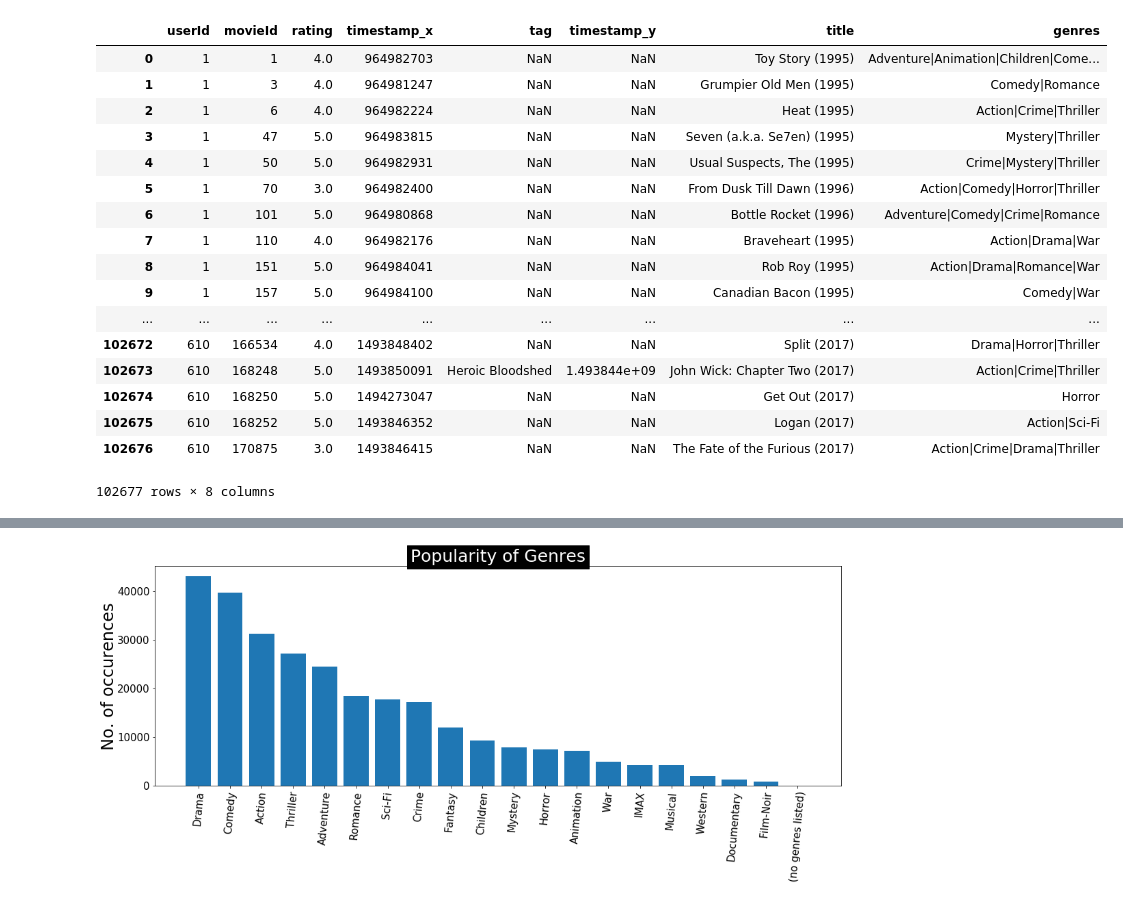
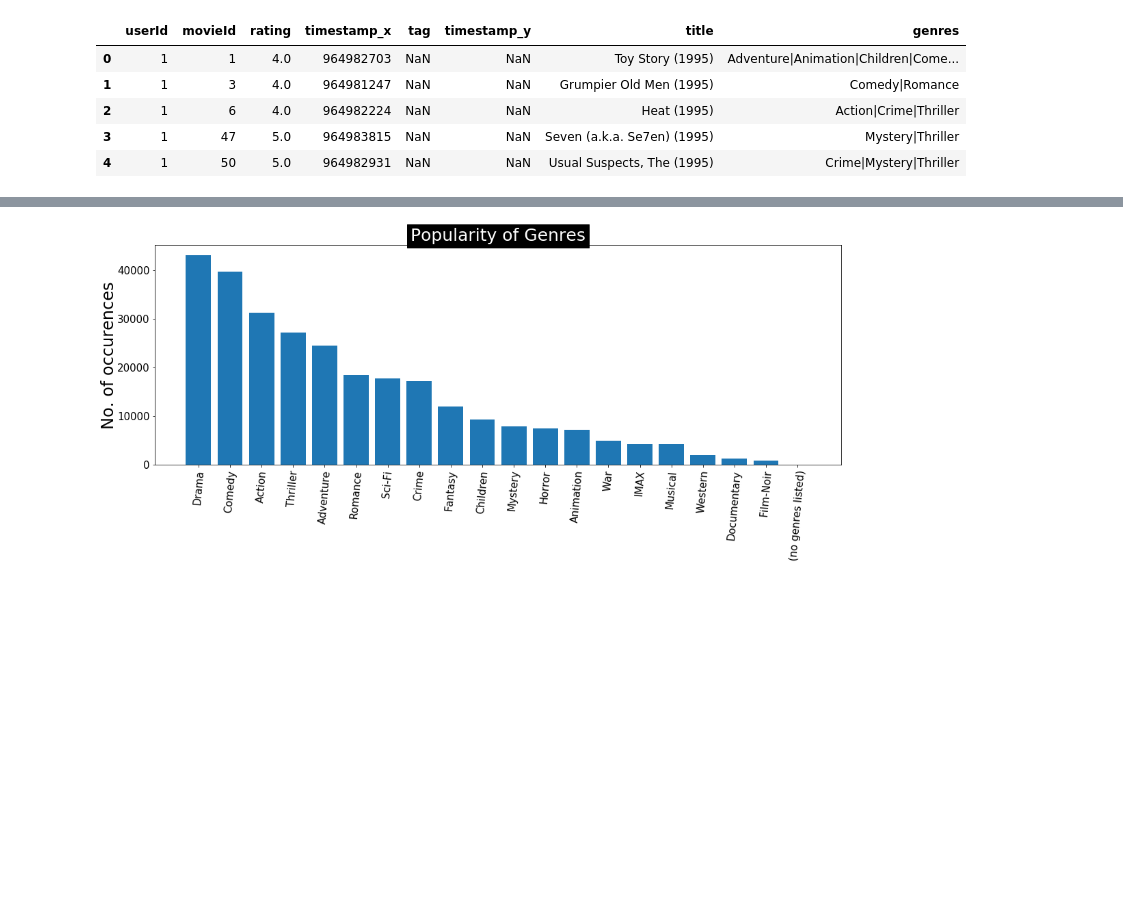
Before and after one commit to nareshkumar66675/MovieLens, a Jupyter notebook: src/MovieLens.ipynb, the cells around one changed output, grey strips where cells are left out. Cells and saved outputs as stored; diff of their text form; code cells hidden in the pictures; blank space fills up the shorter version.

```diff
--- a/src/MovieLens.ipynb
+++ b/src/MovieLens.ipynb
@@ -80,23 +50,13 @@ tagsDF
 # %%
+# Merge all Data Files - Common Id is UserId and MovieId
+
 tempDF = pd.merge(ratingsDF,tagsDF,on=['userId','movieId'],how='left')
 mergedDF = pd.merge(tempDF,moviesDF,on=['movieId'],how='left')
-mergedDF
+mergedDF.head()
 # %% [output]
 |  | userId | movieId | rating | timestamp_x | tag | timestamp_y | title | genres |
 | 0 | 1 | 1 | 4.0 | 964982703 | NaN | NaN | Toy Story (1995) | Adventure|Animation|Children|Come... |
 | 1 | 1 | 3 | 4.0 | 964981247 | NaN | NaN | Grumpier Old Men (1995) | Comedy|Romance |
 | 2 | 1 | 6 | 4.0 | 964982224 | NaN | NaN | Heat (1995) | Action|Crime|Thriller |
 | 3 | 1 | 47 | 5.0 | 964983815 | NaN | NaN | Seven (a.k.a. Se7en) (1995) | Mystery|Thriller |
 | 4 | 1 | 50 | 5.0 | 964982931 | NaN | NaN | Usual Suspects, The (1995) | Crime|Mystery|Thriller |
-| 5 | 1 | 70 | 3.0 | 964982400 | NaN | NaN | From Dusk Till Dawn (1996) | Action|Comedy|Horror|Thriller |
-| 6 | 1 | 101 | 5.0 | 964980868 | NaN | NaN | Bottle Rocket (1996) | Adventure|Comedy|Crime|Romance |
-| 7 | 1 | 110 | 4.0 | 964982176 | NaN | NaN | Braveheart (1995) | Action|Drama|War |
-| 8 | 1 | 151 | 5.0 | 964984041 | NaN | NaN | Rob Roy (1995) | Action|Drama|Romance|War |
-| 9 | 1 | 157 | 5.0 | 964984100 | NaN | NaN | Canadian Bacon (1995) | Comedy|War |
-| ... | ... | ... | ... | ... | ... | ... | ... | ... |
-| 102672 | 610 | 166534 | 4.0 | 1493848402 | NaN | NaN | Split (2017) | Drama|Horror|Thriller |
-| 102673 | 610 | 168248 | 5.0 | 1493850091 | Heroic Bloodshed | 1.493844e+09 | John Wick: Chapter Two (2017) | Action|Crime|Thriller |
-| 102674 | 610 | 168250 | 5.0 | 1494273047 | NaN | NaN | Get Out (2017) | Horror |
-| 102675 | 610 | 168252 | 5.0 | 1493846352 | NaN | NaN | Logan (2017) | Action|Sci-Fi |
-| 102676 | 610 | 170875 | 3.0 | 1493846415 | NaN | NaN | The Fate of the Furious (2017) | Action|Crime|Drama|Thriller |
-102677 rows × 8 columns
```
Also changed, not shown: parts of 37 cells of this notebook, 2 other files.
